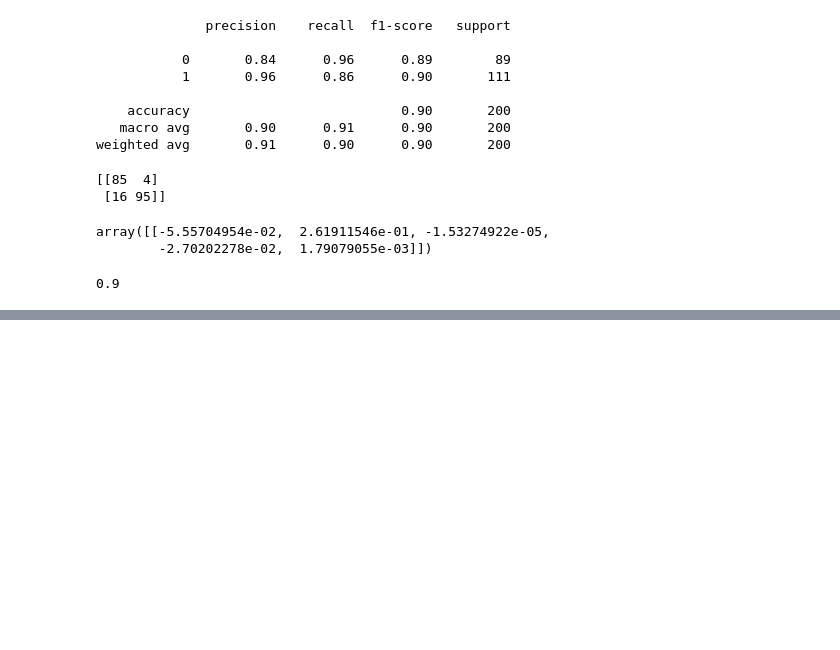
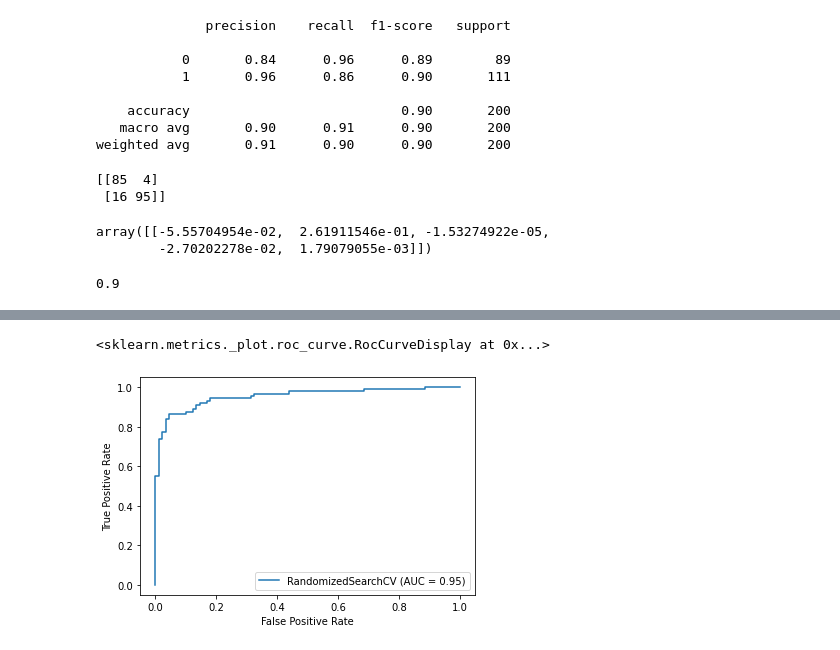
Before and after one commit to Shaheer-Imam/Data-Science, a Jupyter notebook: Logistic Regression/Ad click regression.ipynb, the cells around one changed output, grey strips where cells are left out. Cells and saved outputs as stored; diff of their text form; code cells hidden in the pictures; blank space fills up the shorter version.

Commit message:
Hyper tuning of Regression

```diff
--- a/Logistic Regression/Ad click regression.ipynb
+++ b/Logistic Regression/Ad click regression.ipynb
@@ -245,3 +241,22 @@ from sklearn.metrics import accuracy_score
 accuracy_score(y_test,predictions)
 # %% [output]
 0.9
+# %%
+#Hyper-tuning
+log_reg = {"C":np.logspace(-4,4,30),
+          "solver":["liblinear"]}
+# %%
+from sklearn.model_selection import train_test_split, cross_val_score
+from sklearn.model_selection import RandomizedSearchCV, GridSearchCV
+from sklearn.metrics import confusion_matrix, classification_report
+from sklearn.metrics import precision_score, recall_score, f1_score
+from sklearn.metrics import plot_roc_curve
+
+np.random.seed(42)
+
+rs_log_reg = RandomizedSearchCV(LogisticRegression(),
+                               param_distributions=log_reg,
+                               cv=5,
+                               n_iter=20,
+                               verbose=True)
+rs_log_reg.fit(x_train,y_train)
@@ -247,0 +309,5 @@ accuracy_score(y_test,predictions)
+# %%
+plot_roc_curve(rs_log_reg,x_test,y_test)
+# %% [output]
+<sklearn.metrics._plot.roc_curve.RocCurveDisplay at 0x...>
+[figure, added]
```
Also changed, not shown: parts of 29 cells of this notebook.
